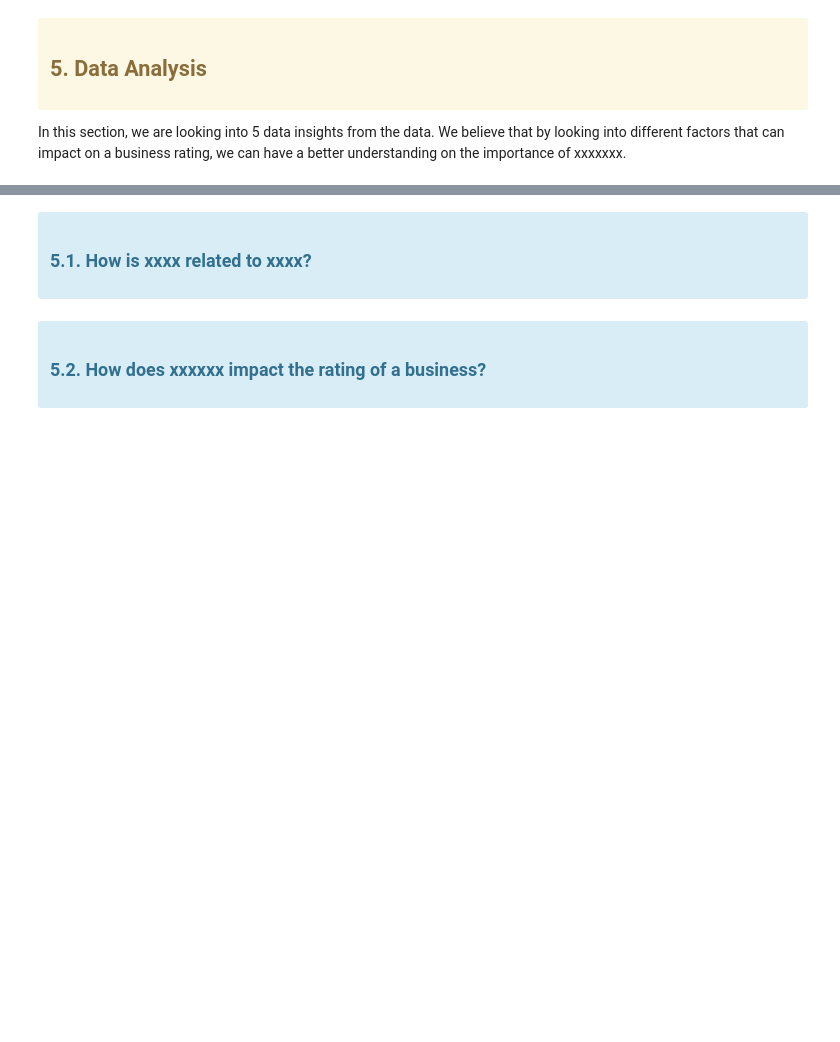
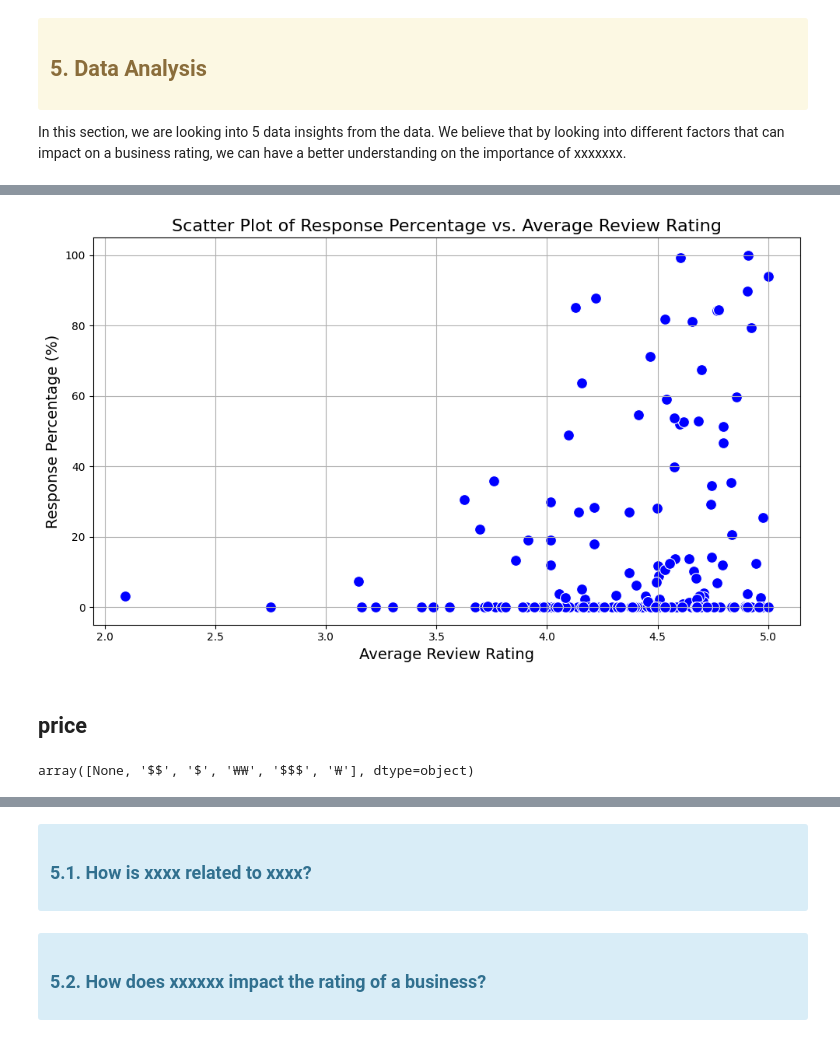
Before and after one commit to felix553/FIT5198-Assignment-1-, a Jupyter notebook: notebook_templates/task3_xxxxxxx.ipynb, the cells around one changed output, grey strips where cells are left out. Drawn from its saved outputs; the diff is of its cells as text; code cells hidden in the pictures; blank space fills up the shorter version.

```diff
--- a/notebook_templates/task3_xxxxxxx.ipynb
+++ b/notebook_templates/task3_xxxxxxx.ipynb
@@ -246,0 +338,5 @@ ValueError: seek of closed file
+# %%
+merged_df = pd.merge(review_df, meta_df, on='gmap_id', how='left')
+# %%
+columns = ['avg_rating', 'num_of_reviews', 'state', 'relative_results']
+merged_df = merged_df.drop(columns=columns)
@@ -254,0 +425,11 @@ ValueError: seek of closed file
+# %%
+# Aggregate data
+aggregated_df = merged_df.groupby(['gmap_id']).agg(
+    count=('gmap_id', 'size'),
+    average_review=('review_rating', 'mean'),
+    response_count=('if_response', lambda x: (x == 'Y').sum())
+).reset_index()
+
+aggregated_df['response_rate'] = (aggregated_df['response_count'] / aggregated_df['count']) * 100
+
+aggregated_df.head()
@@ -254,0 +443,24 @@ ValueError: seek of closed file
+# %%
+# Set the plot size
+plt.figure(figsize=(10, 6))
+
+# Create a scatter plot of response percentage and average rating
+sns.scatterplot(data=aggregated_df, x='average_review', y='response_rate', s=100, color='b')
+
+# Customize the plot
+plt.title('Scatter Plot of Response Percentage vs. Average Review Rating', fontsize=16)
+plt.xlabel('Average Review Rating', fontsize=14)
+plt.ylabel('Response Percentage (%)', fontsize=14)
+plt.grid(True)
+
+# Show the plot
+plt.tight_layout()
+plt.show()
+# %% [output]
+[figure, added]
+# %% [markdown]
+## price
+# %%
+merged_df["price"].unique()
+# %% [output]
+array([None, '$$', '$', '₩₩', '$$$', '₩'], dtype=object)
```
Also changed, not shown: parts of 28 cells of this notebook.
